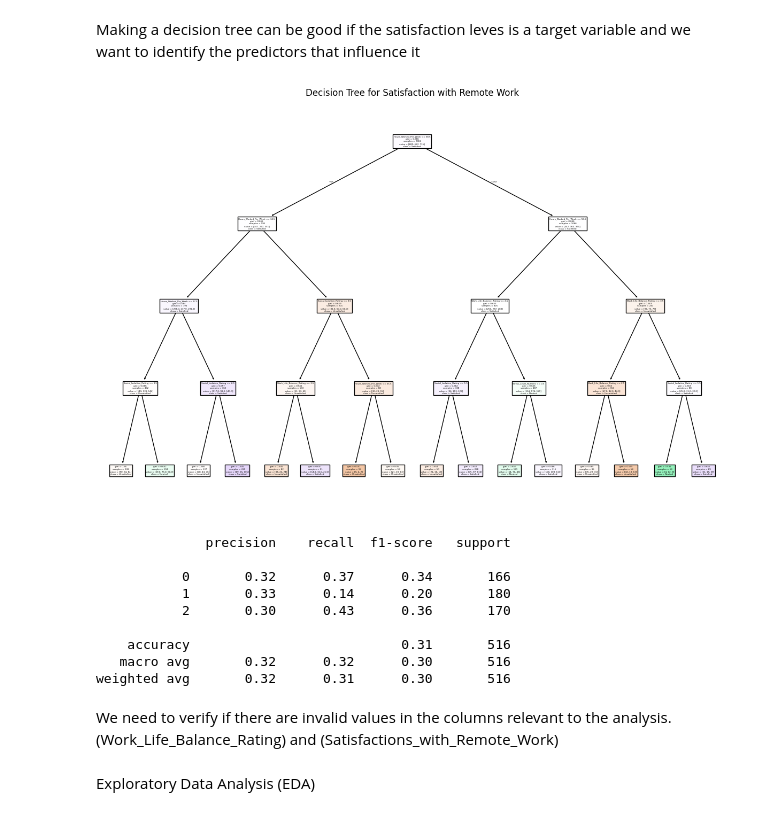
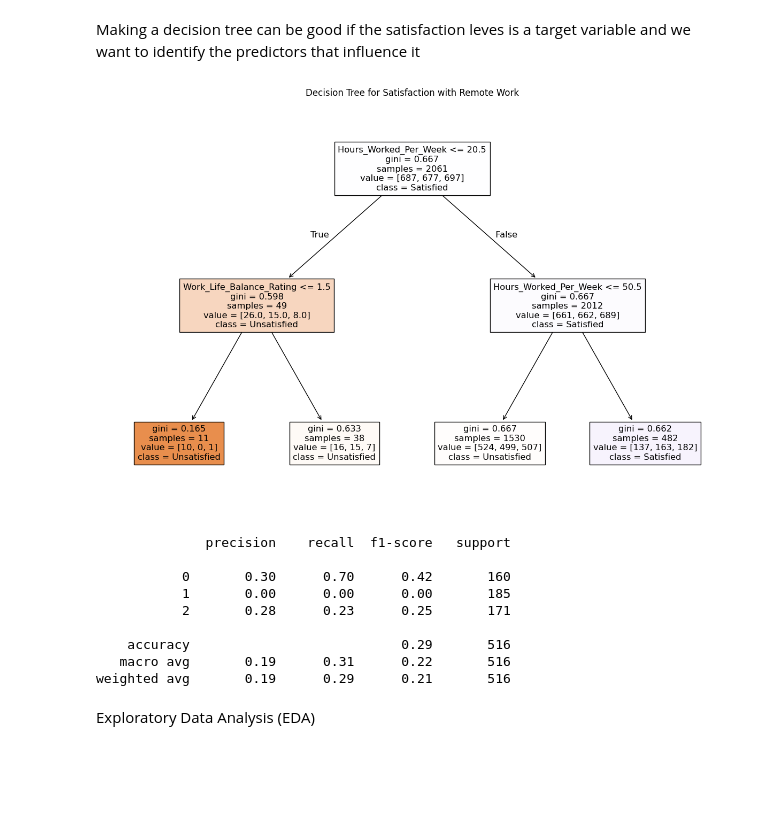
Before and after one commit to lcopolillo/FCD-2024-25, a Jupyter notebook: 127424_BeatrizSantos_126735_LuizaCoelho_131367_MiguelCardoso.ipynb, the cells around one changed output. Saved outputs shown, nothing was run; the diff lists cells and outputs as text; code cells hidden in the pictures; blank space fills up the shorter version.

Commit message:
Refactor decision tree implementation in exercises 1 and 2

```diff
--- a/127424_BeatrizSantos_126735_LuizaCoelho_131367_MiguelCardoso.ipynb
+++ b/127424_BeatrizSantos_126735_LuizaCoelho_131367_MiguelCardoso.ipynb
@@ -741,45 +699,30 @@ The data suggests a weak or negligible relationship between Work-Life Balance Ra
 # %% [markdown]
 Making a decision tree can be good if the satisfaction leves is a target variable and we want to identify the predictors that influence it
 # %%
+# Define predictors
+predictors = X_train.columns
 
-
-# Encode target variable
-satisfaction_mapping = {'Unsatisfied': 0, 'Neutral': 1, 'Satisfied': 2}
-data['Satisfaction_Numeric'] = data['Satisfaction_with_Remote_Work'].map(satisfaction_mapping)
-
-# Define predictors and target
-predictors = ['Work_Life_Balance_Rating', 'Hours_Worked_Per_Week', 'Social_Isolation_Rating', 'Stress_Level_Numeric']
-target = 'Satisfaction_Numeric'
-
-X = data[predictors]
-y = data[target]
-
-# Train-test split
-X_train, X_test, y_train, y_test = train_test_split(X, y, test_size=0.2, random_state=42)
-
-# Train decision tree
-tree = DecisionTreeClassifier(max_depth=4, random_state=42)
+# Train decision tree with more restrictive pruning parameters
+tree = DecisionTreeClassifier(max_depth=2, min_samples_split=20, min_samples_leaf=10, random_state=42)
 tree.fit(X_train, y_train)
 
 # Visualize the tree
 plt.figure(figsize=(15, 10))
 plot_tree(tree, feature_names=predictors, class_names=['Unsatisfied', 'Neutral', 'Satisfied'], filled=True)
 plt.title('Decision Tree for Satisfaction with Remote Work')
 plt.show()
 
 # Evaluate the model
 y_pred = tree.predict(X_test)
 print(classification_report(y_test, y_pred))
 # %% [output]
-[figure, old version]
+[figure, new version]
               precision    recall  f1-score   support
 
-           0       0.32      0.37      0.34       166
-           1       0.33      0.14      0.20       180
-           2       0.30      0.43      0.36       170
+           0       0.30      0.70      0.42       160
+           1       0.00      0.00      0.00       185
+           2       0.28      0.23      0.25       171
 
-    accuracy                           0.31       516
-   macro avg       0.32      0.32      0.30       516
-weighted avg       0.32      0.31      0.30       516
+    accuracy                           0.29       516
+   macro avg       0.19      0.31      0.22       516
+weighted avg       0.19      0.29      0.21       516
-# %% [markdown]
-We need to verify if there are invalid values in the columns relevant to the analysis. (Work_Life_Balance_Rating) and (Satisfactions_with_Remote_Work)
```
Also changed, not shown: parts of 40 cells of this notebook, 1 other file.
